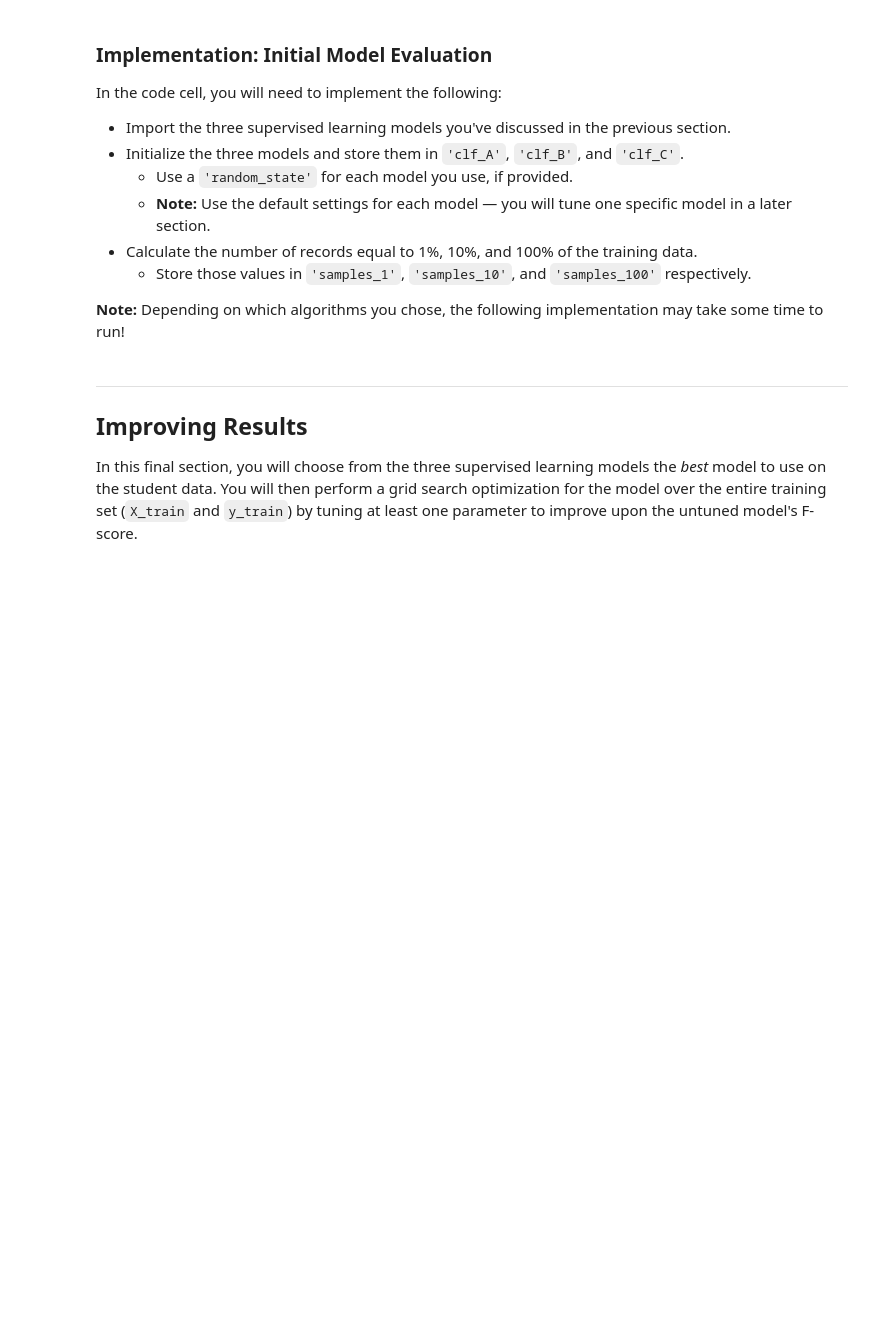
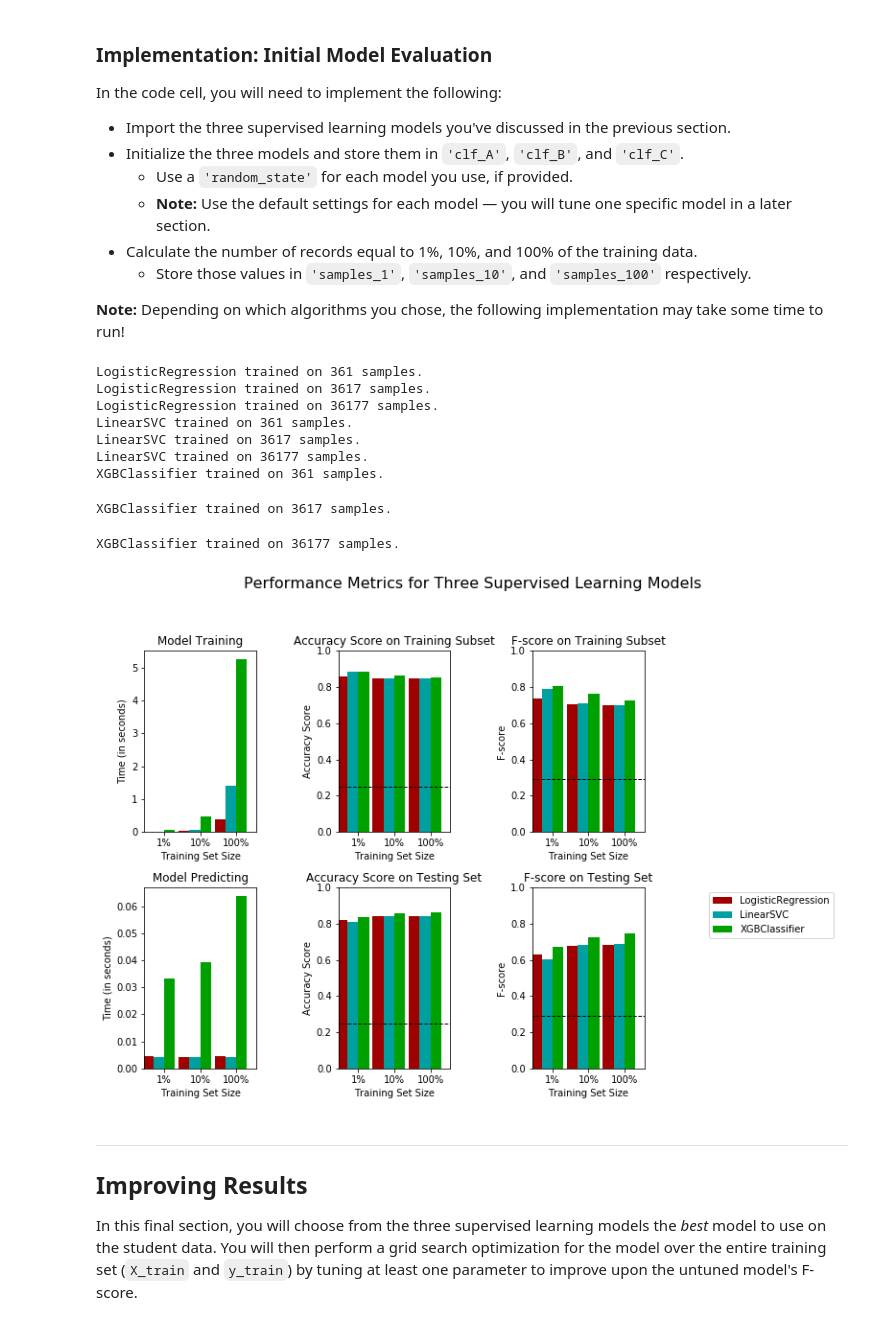
Before and after one commit to ruiconti/machine-learning, a Jupyter notebook: projects/finding_donors/finding_donors.ipynb, the cells around one changed output. Drawn from its saved outputs; the diff is of its cells as text; code cells hidden in the pictures; blank space fills up the shorter version.

```diff
--- a/projects/finding_donors/finding_donors.ipynb
+++ b/projects/finding_donors/finding_donors.ipynb
@@ -468,7 +563,7 @@ def train_predict(learner, sample_size, X_train, y_train, X_test, y_test):
     results['f_train'] = fbeta_score(y_train[:300], predictions_train, 0.5)
 
     # TODO: Compute F-score on the test set which is y_test
-    results['f_test'] = fbeta_score(y_test, predictions_test, 0.7)
+    results['f_test'] = fbeta_score(y_test, predictions_test, 0.5)
 
     # Success
     print("{} trained on {} samples.".format(learner.__class__.__name__, sample_size))
@@ -489,32 +584,45 @@ In the code cell, you will need to implement the following:
 # %%
 from sklearn.svm import LinearSVC
 from sklearn.ensemble import GradientBoostingClassifier
 from sklearn.linear_model import LogisticRegression, SGDClassifier
+from xgboost import XGBClassifier
 
 # TODO: Initialize the three models
 clf_A = LogisticRegression(random_state=0)
 clf_B = LinearSVC(random_state=0)
-clf_C = GradientBoostingClassifier(random_state=0)
+# clf_C = GradientBoostingClassifier(random_state=0)
+clf_C = XGBClassifier(random_state=0, n_jobs=3)
 
 # TODO: Calculate the number of samples for 1%, 10%, and 100% of the training data
 # HINT: samples_100 is the entire training set i.e. len(y_train)
 # HINT: samples_10 is 10% of samples_100 (ensure to set the count of the values to be `int` and not `float`)
 # HINT: samples_1 is 1% of samples_100 (ensure to set the count of the values to be `int` and not `float`)
 samples_100 = len(y_train)
 samples_10 = int(samples_100*0.1)
 samples_1 = int(samples_100*0.01)
 
 # Collect results on the learners
 results = {}
 for clf in [clf_A, clf_B, clf_C]:
     clf_name = clf.__class__.__name__
     results[clf_name] = {}
     for i, samples in enumerate([samples_1, samples_10, samples_100]):
         results[clf_name][i] = \
         train_predict(clf, samples, X_train, y_train, X_test, y_test)
 
 # Run metrics visualization for the three supervised learning models chosen
 vs.evaluate(results, accuracy, fscore)
+# %% [output]
+LogisticRegression trained on 361 samples.
+LogisticRegression trained on 3617 samples.
+LogisticRegression trained on 36177 samples.
+LinearSVC trained on 361 samples.
+LinearSVC trained on 3617 samples.
+LinearSVC trained on 36177 samples.
+XGBClassifier trained on 361 samples.
+XGBClassifier trained on 3617 samples.
+XGBClassifier trained on 36177 samples.
+[figure, added]
 # %% [markdown]
 ----
 ## Improving Results
```
Also changed, not shown: parts of 30 cells of this notebook.
